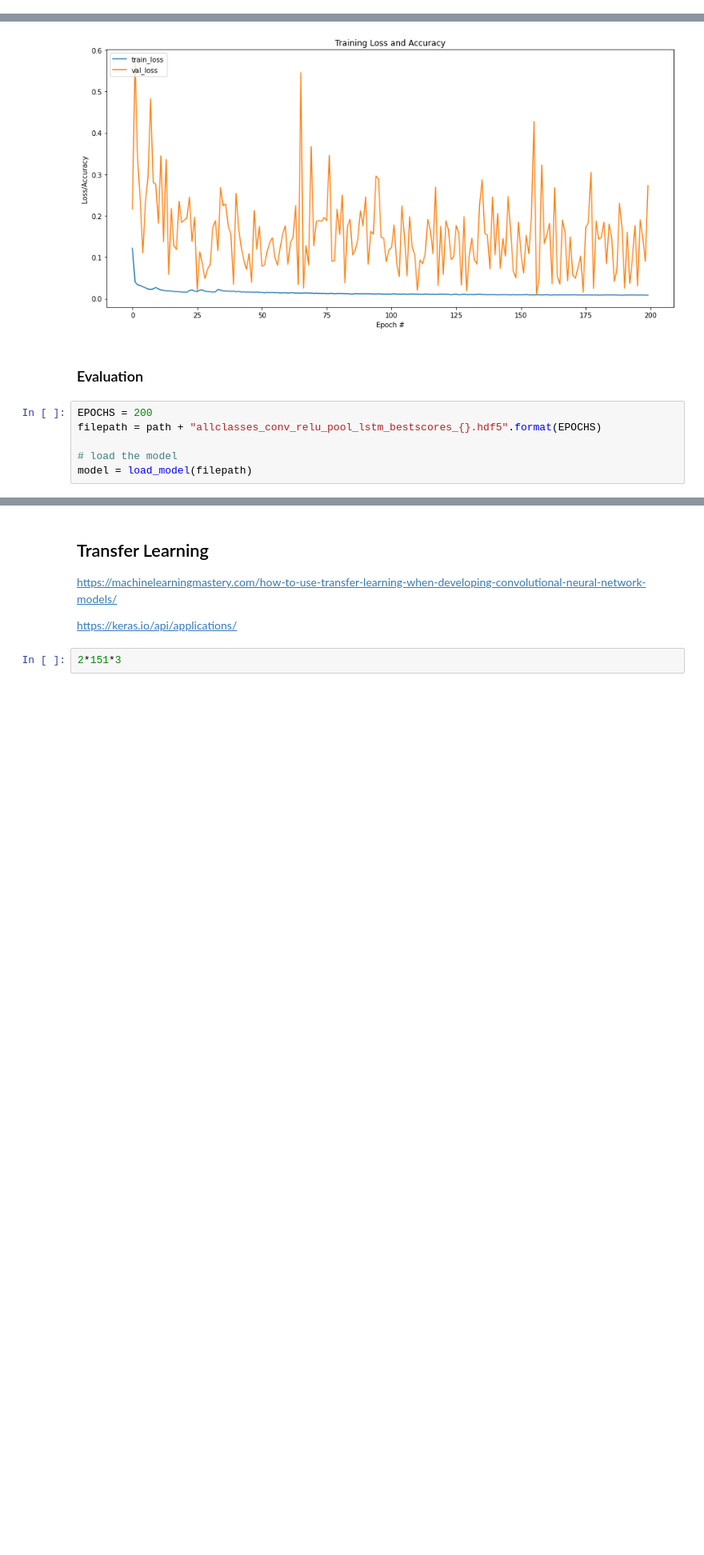
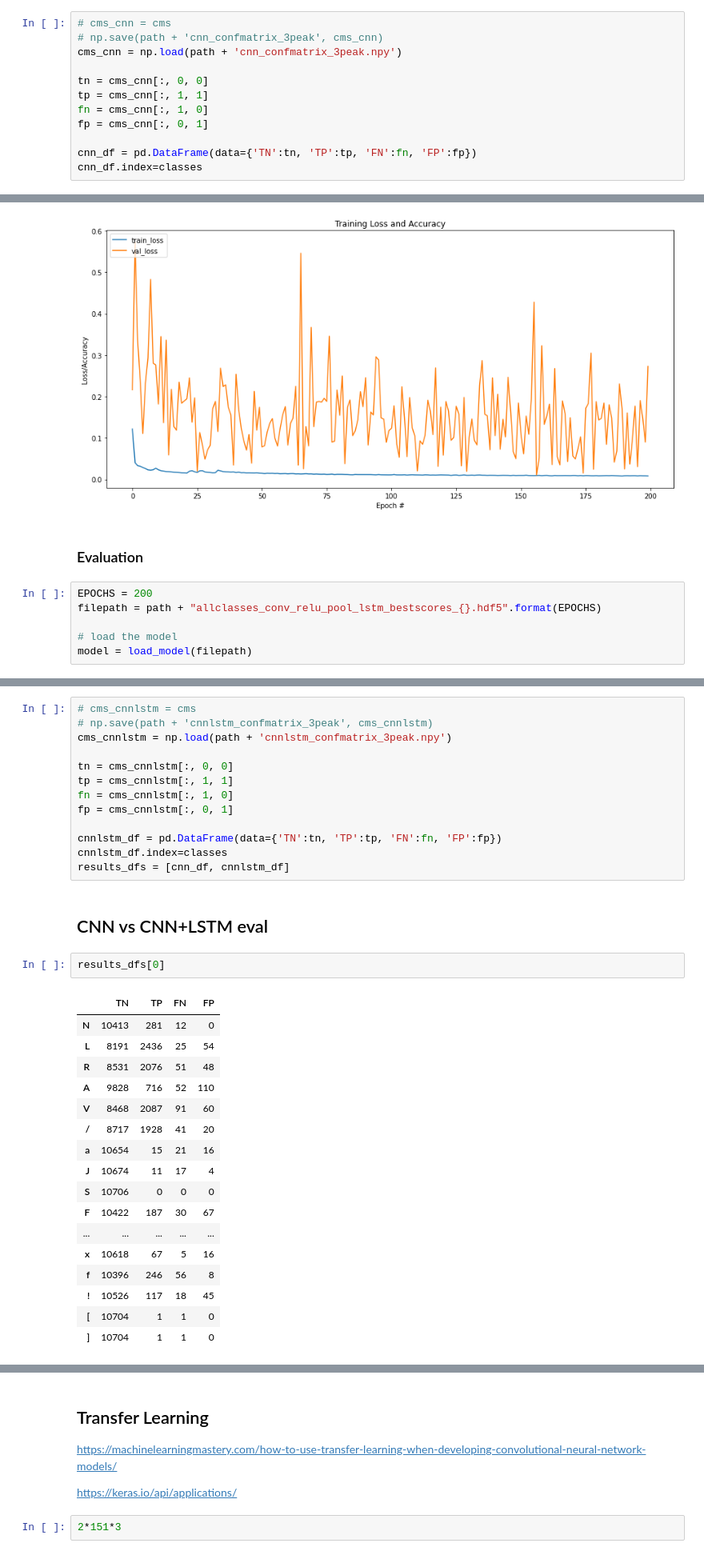
Before and after one commit to fdzcampos/ecg_ecm_classification, a Jupyter notebook: ECG_classification.ipynb, the cells around one changed output, grey strips where cells are left out. Shown at 80% size. Drawn from its saved outputs; the diff is of its cells as text; blank space fills up the shorter version.

```diff
--- a/ECG_classification.ipynb
+++ b/ECG_classification.ipynb
@@ -750 +790,13 @@ print("test loss, test acc:", results)
+# %%
+# cms_cnn = cms
+# np.save(path + 'cnn_confmatrix_3peak', cms_cnn)
+cms_cnn = np.load(path + 'cnn_confmatrix_3peak.npy')
+
+tn = cms_cnn[:, 0, 0]
+tp = cms_cnn[:, 1, 1]
+fn = cms_cnn[:, 1, 0]
+fp = cms_cnn[:, 0, 1]
+
+cnn_df = pd.DataFrame(data={'TN':tn, 'TP':tp, 'FN':fn, 'FP':fp})
+cnn_df.index=classes
 # %%
@@ -928,0 +988,35 @@ plt.show()
+# %%
+# cms_cnnlstm = cms
+# np.save(path + 'cnnlstm_confmatrix_3peak', cms_cnnlstm)
+cms_cnnlstm = np.load(path + 'cnnlstm_confmatrix_3peak.npy')
+
+tn = cms_cnnlstm[:, 0, 0]
+tp = cms_cnnlstm[:, 1, 1]
+fn = cms_cnnlstm[:, 1, 0]
+fp = cms_cnnlstm[:, 0, 1]
+
+cnnlstm_df = pd.DataFrame(data={'TN':tn, 'TP':tp, 'FN':fn, 'FP':fp})
+cnnlstm_df.index=classes
+results_dfs = [cnn_df, cnnlstm_df]
+# %% [markdown]
+## CNN vs CNN+LSTM eval
+# %%
+results_dfs[0]
+# %% [output]
+|  | TN | TP | FN | FP |
+| N | 10413 | 281 | 12 | 0 |
+| L | 8191 | 2436 | 25 | 54 |
+| R | 8531 | 2076 | 51 | 48 |
+| A | 9828 | 716 | 52 | 110 |
+| V | 8468 | 2087 | 91 | 60 |
+| / | 8717 | 1928 | 41 | 20 |
+| a | 10654 | 15 | 21 | 16 |
+| J | 10674 | 11 | 17 | 4 |
+| S | 10706 | 0 | 0 | 0 |
+| F | 10422 | 187 | 30 | 67 |
+| ... | ... | ... | ... | ... |
+| x | 10618 | 67 | 5 | 16 |
+| f | 10396 | 246 | 56 | 8 |
+| ! | 10526 | 117 | 18 | 45 |
+| [ | 10704 | 1 | 1 | 0 |
+| ] | 10704 | 1 | 1 | 0 |
```
Also changed, not shown: parts of 19 cells of this notebook.
